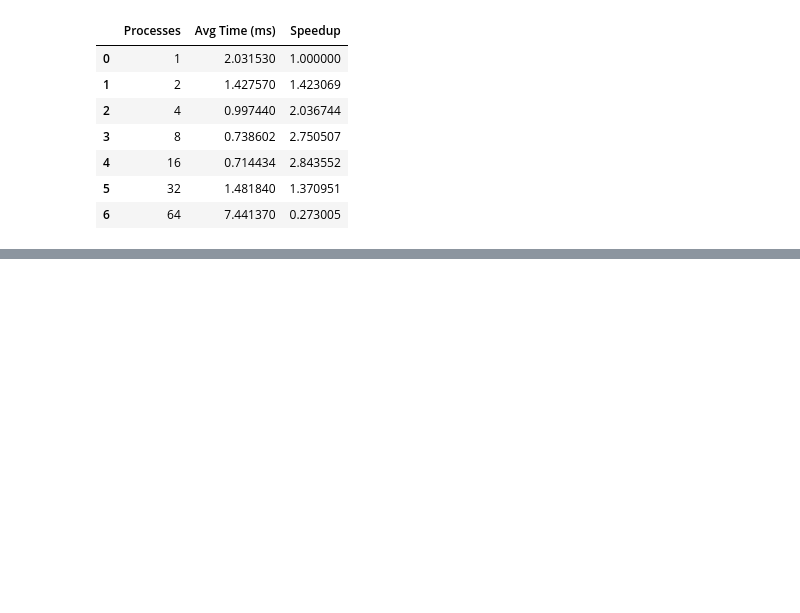
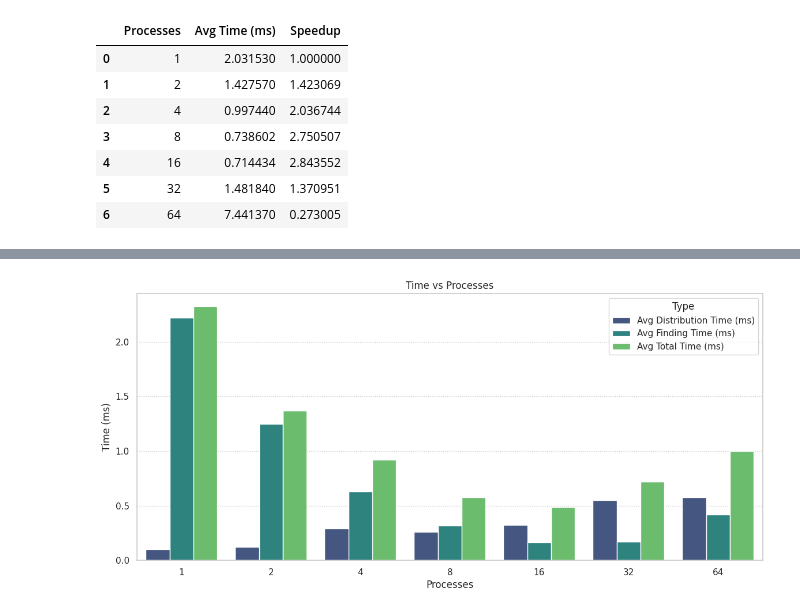
Before and after one commit to pesricha/OpenMP-and-MPI, a Jupyter notebook: mpi/plots.ipynb, the cells around one changed output, grey strips where cells are left out. Cells and saved outputs as stored; diff of their text form; code cells hidden in the pictures; blank space fills up the shorter version.

```diff
--- a/mpi/plots.ipynb
+++ b/mpi/plots.ipynb
@@ -108,0 +199,15 @@ Passing `palette` without assigning `hue` is deprecated and will be removed in v
+# %%
+import pandas as pd
+
+# Data
+data = {
+    "Processes": [1, 2, 4, 8, 16, 32, 64],
+    "Avg Distribution Time (ms)": [0.101747, 0.123156, 0.290211, 0.260394, 0.325651, 0.549068, 0.577132],
+    "Avg Finding Time (ms)": [2.22195, 1.24738, 0.628362, 0.31729, 0.163942, 0.170848, 0.420712]
+}
+
+# Create DataFrame
+df = pd.DataFrame(data)
+
+# Display DataFrame
+print(df)
@@ -108,0 +223,3 @@ Passing `palette` without assigning `hue` is deprecated and will be removed in v
+# %%
+df['Avg Total Time (ms)'] = df['Avg Distribution Time (ms)'] + df['Avg Finding Time (ms)']
+df
@@ -108,0 +235,5 @@ Passing `palette` without assigning `hue` is deprecated and will be removed in v
+# %%
+df['Speedup Distribution'] = df.iloc[0,1]/df['Avg Distribution Time (ms)']
+df['Speedup (Finding)'] = df.iloc[0,2]/df['Avg Finding Time (ms)']
+df['Speedup (Total)'] = df.iloc[0,3]/df['Avg Total Time (ms)']
+df
@@ -108,0 +249,23 @@ Passing `palette` without assigning `hue` is deprecated and will be removed in v
+# %%
+# Set the theme and palette
+sns.set_theme(style="whitegrid")
+sns.set_palette("viridis")
+
+# Create a new figure
+fig, ax = plt.subplots(figsize=(14, 6))
+
+# Plot the data
+df_melted = df.melt(id_vars='Processes', value_vars=['Avg Distribution Time (ms)', 'Avg Finding Time (ms)', 'Avg Total Time (ms)'], var_name='Type', value_name='Time (ms)')
+sns.barplot(x='Processes', y='Time (ms)', hue='Type', data=df_melted, ax=ax, palette='viridis')
+
+
+# Customize the plot
+ax.set_title('Time vs Processes')
+ax.set_xlabel('Processes')
+ax.set_ylabel('Time (ms)')
+ax.grid(axis='y', linestyle=':')
+
+# Show the plot
+plt.show()
+# %% [output]
+[figure, added]
```
Also changed, not shown: parts of 11 cells of this notebook, 2 other files.
